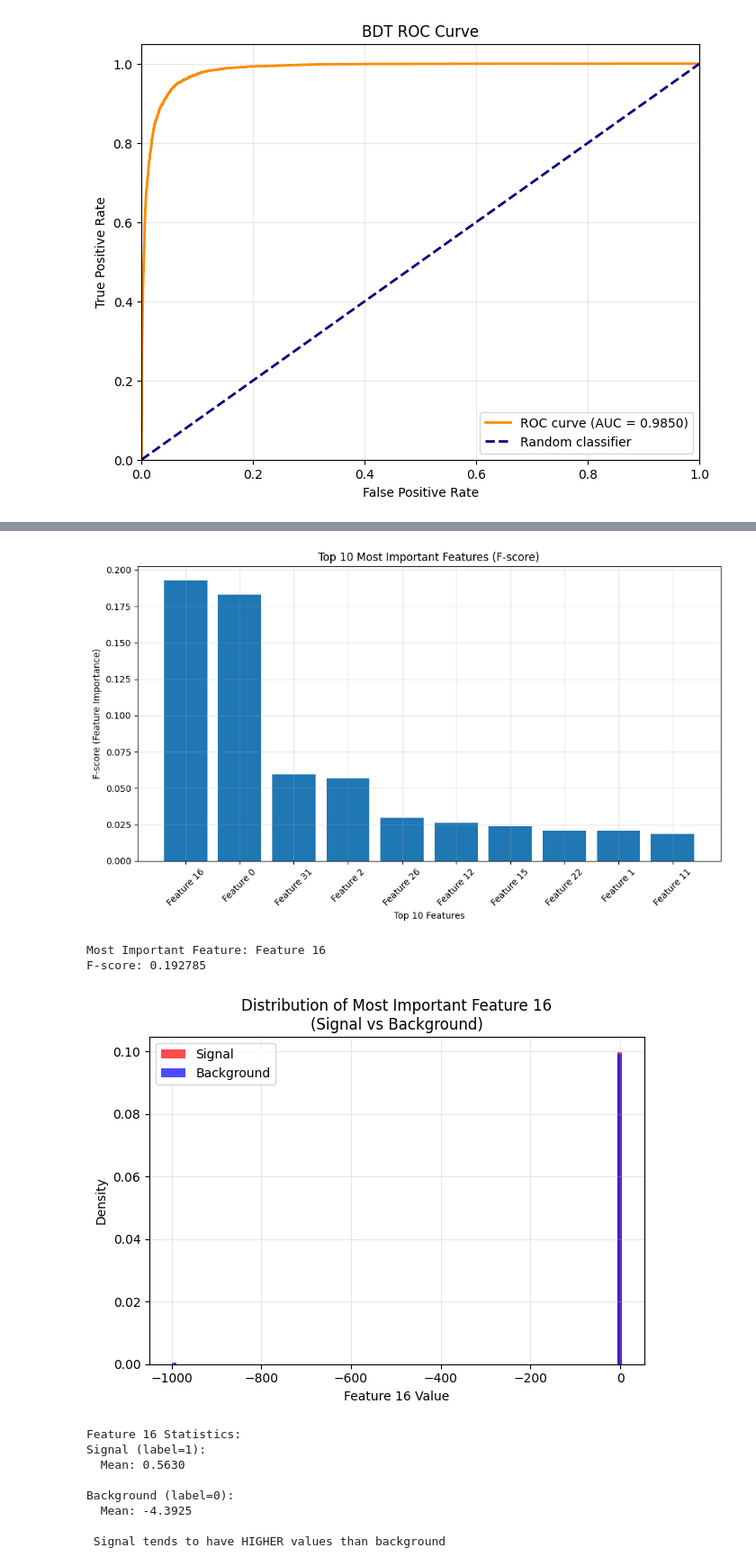
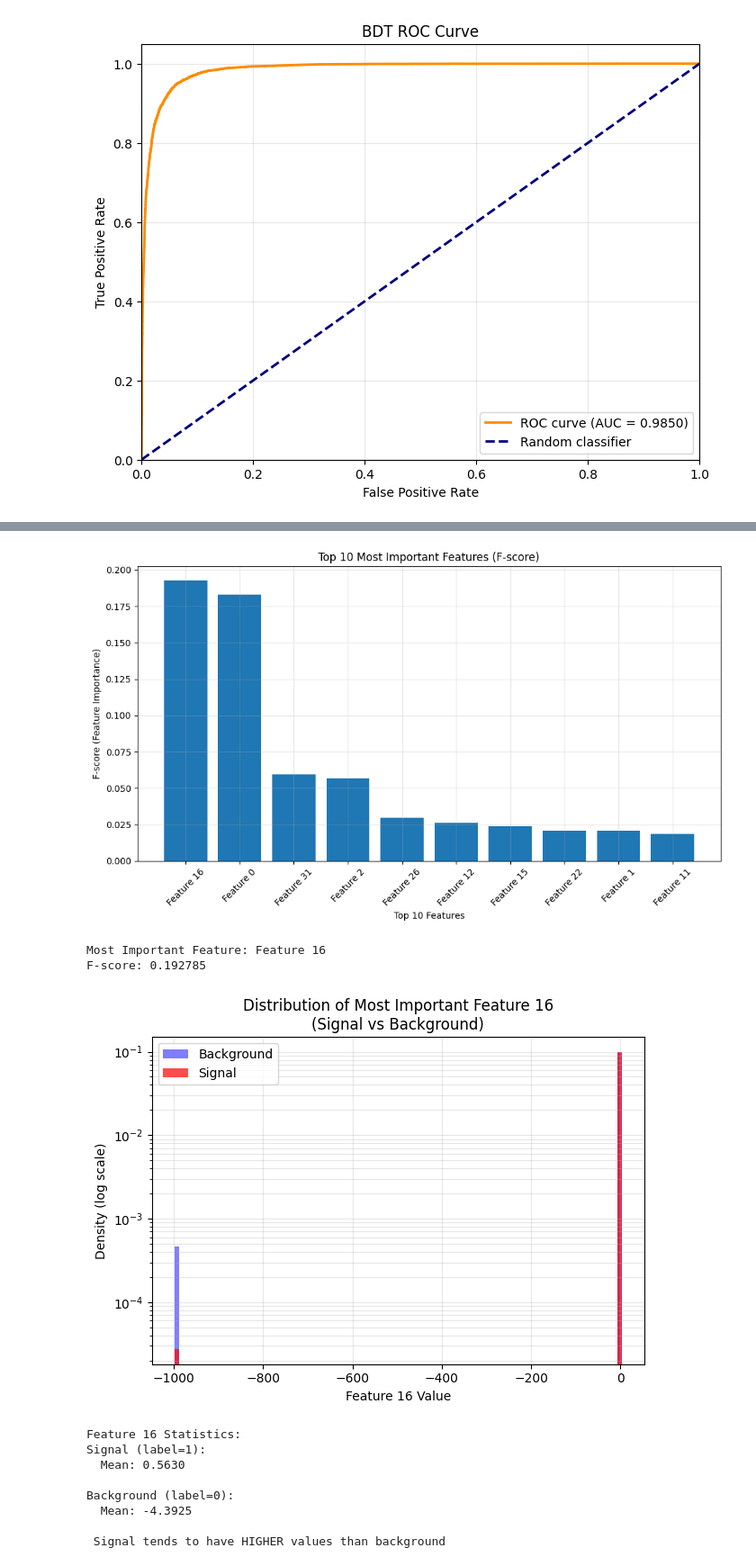
Before and after one commit to ZhongGuoRenMinYinHang/ai4sci_homework, a Jupyter notebook: Homework-1/Homework-1-2353751.ipynb, the cells around one changed output, grey strips where cells are left out. Shown at 90% size. Drawn from its saved outputs; the diff is of its cells as text; code cells hidden in the pictures.

```diff
--- a/Homework-1/Homework-1-2353751.ipynb
+++ b/Homework-1/Homework-1-2353751.ipynb
@@ -88,7 +89,7 @@ BDT AUC: 0.9850
 # %%
 #problem B
 feature_importance = model.feature_importances_
-top_10_indices = np.argsort(feature_importance)[-10:][::-1]  # Top 10 most important features
+top_10_indices = np.argsort(feature_importance)[-10:][::-1]
 
 print("Top 10 F-score:")
 for i, idx in enumerate(top_10_indices):
@@ -113,41 +114,47 @@ feature_values = X_test[:, most_important_idx]
 signal_values = feature_values[y_test == 1]
 background_values = feature_values[y_test == 0]
 
+import warnings
+import logging
+warnings.filterwarnings('ignore', category=UserWarning, module='matplotlib')
+logging.getLogger('matplotlib.font_manager').setLevel(logging.ERROR)
+
 min_val = np.min(feature_values)
 max_val = np.max(feature_values)
 bins = np.linspace(min_val, max_val, 101)
-plt.hist(signal_values, bins=bins, alpha=0.7, label='Signal', color='red', density=True)
-plt.hist(background_values, bins=bins, alpha=0.7, label='Background', color='blue', density=True)
+plt.hist(background_values, bins=bins, alpha=0.5, label='Background', color='blue', density=True, histtype='stepfilled')
+plt.hist(signal_values, bins=bins, alpha=0.7, label='Signal', color='red', density=True, histtype='stepfilled')
 plt.xlabel(f'Feature {most_important_idx} Value')
-plt.ylabel('Density')
+plt.ylabel('Density (log scale)')
+plt.yscale('log')
 plt.title(f'Distribution of Most Important Feature {most_important_idx}\n(Signal vs Background)')
 plt.legend()
-plt.grid(True, alpha=0.3)
+plt.grid(True, alpha=0.3, which='both')
 plt.tight_layout()
 plt.show()
 
 print(f"\nFeature {most_important_idx} Statistics:")
 print(f"Signal (label=1):")
 print(f"  Mean: {np.mean(signal_values):.4f}")
 print(f"\nBackground (label=0):")
 print(f"  Mean: {np.mean(background_values):.4f}")
 print("\n Signal tends to have HIGHER values than background")
 # %% [output]
 Top 10 F-score:
  1. Feature 16: 0.192785
  2. Feature  0: 0.182926
  3. Feature 31: 0.059325
  4. Feature  2: 0.056802
  5. Feature 26: 0.029788
  6. Feature 12: 0.026380
  7. Feature 15: 0.024009
  8. Feature 22: 0.021059
  9. Feature  1: 0.021045
 10. Feature 11: 0.018607
 [figure]
 Most Important Feature: Feature 16
 F-score: 0.192785
-[figure, old version]
+[figure, new version]
 Feature 16 Statistics:
 Signal (label=1):
   Mean: 0.5630
```
Also changed, not shown: parts of 4 cells of this notebook.
